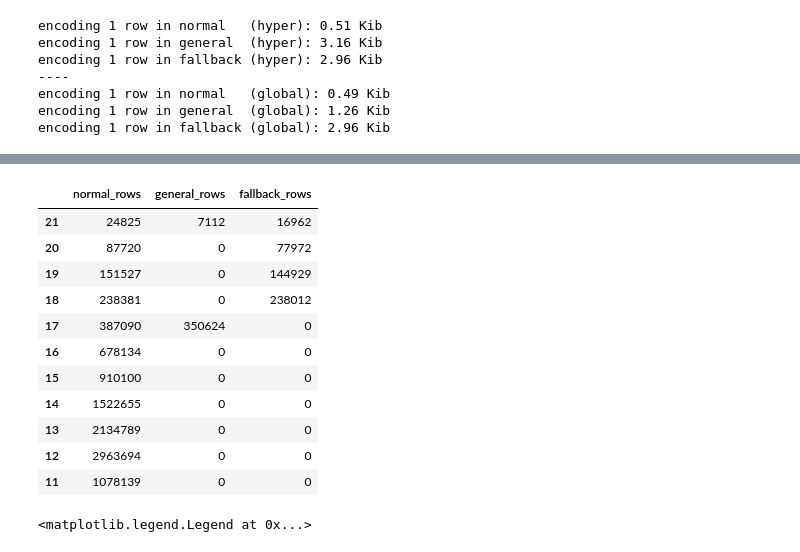
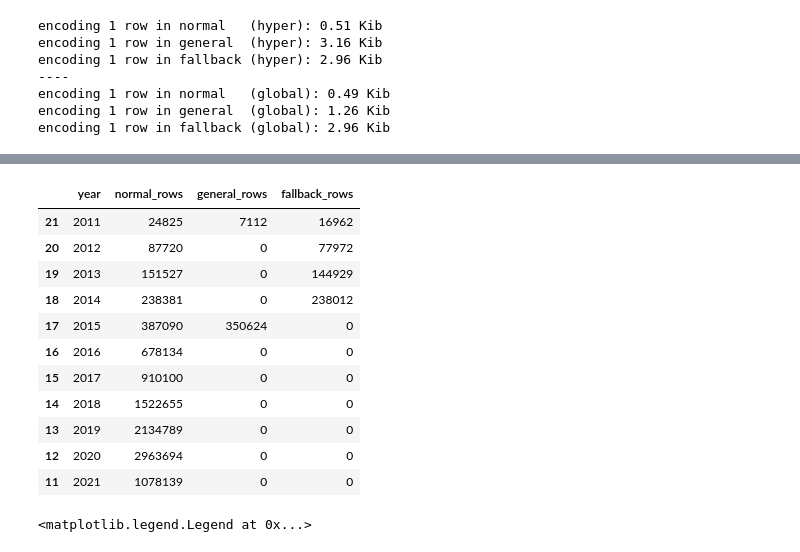
Before and after one commit to tuplex/tuplex, a Jupyter notebook: experimental/notebooks/02_paper_plot_github_sample.ipynb, the cells around one changed output, grey strips where cells are left out. Drawn from its saved outputs; the diff is of its cells as text; code cells hidden in the pictures.

```diff
--- a/experimental/notebooks/02_paper_plot_github_sample.ipynb
+++ b/experimental/notebooks/02_paper_plot_github_sample.ipynb
@@ -27,0 +6,17 @@ To: /Users/leonhards/.cache/gdown/tmp2psv1b1m/dl
+# %%
+mode = 'pushevent_filter_promo'
+# mode = 'pushevent_regular'
+
+result_path = ''
+cache_path = '.cache'
+os.makedirs(cache_path, exist_ok=True)
+if mode == 'pushevent_filter_promo':
+    result_path = os.path.join(cache_path, mode + '.json')
+    gdown.cached_download('https://drive.google.com/file/d/13sfpm8p7ITeJJX0gVxSJhrTwFt2LUh5t/view?usp=sharing',
+                         result_path, fuzzy=True)
+elif mode == 'pushevent_regular':
+    result_path = os.path.join(cache_path, mode + '.json')
+    gdown.cached_download('https://drive.google.com/file/d/1GJ7E6QGOFCL1VOHkCyOUftks9DBC-E3I/view?usp=sharing',
+                         result_path, fuzzy=True)
+else:
+    raise Exception('unknown mode ' + mode)
@@ -381,18 +378,18 @@ df_hyper[['normal_rows', 'general_rows', 'fallback_rows']]
 # %%
-df_global[['normal_rows', 'general_rows', 'fallback_rows']]
+df_global[['year', 'normal_rows', 'general_rows', 'fallback_rows']]
 # %% [output]
-|  | normal_rows | general_rows | fallback_rows |
-| 21 | 24825 | 7112 | 16962 |
-| 20 | 87720 | 0 | 77972 |
-| 19 | 151527 | 0 | 144929 |
-| 18 | 238381 | 0 | 238012 |
-| 17 | 387090 | 350624 | 0 |
-| 16 | 678134 | 0 | 0 |
-| 15 | 910100 | 0 | 0 |
-| 14 | 1522655 | 0 | 0 |
-| 13 | 2134789 | 0 | 0 |
-| 12 | 2963694 | 0 | 0 |
-| 11 | 1078139 | 0 | 0 |
+|  | year | normal_rows | general_rows | fallback_rows |
+| 21 | 2011 | 24825 | 7112 | 16962 |
+| 20 | 2012 | 87720 | 0 | 77972 |
+| 19 | 2013 | 151527 | 0 | 144929 |
+| 18 | 2014 | 238381 | 0 | 238012 |
+| 17 | 2015 | 387090 | 350624 | 0 |
+| 16 | 2016 | 678134 | 0 | 0 |
+| 15 | 2017 | 910100 | 0 | 0 |
+| 14 | 2018 | 1522655 | 0 | 0 |
+| 13 | 2019 | 2134789 | 0 | 0 |
+| 12 | 2020 | 2963694 | 0 | 0 |
+| 11 | 2021 | 1078139 | 0 | 0 |
 # %%
 plt.plot(df_hyper['buf_size_compressed'] / mem_factor, 'o', label='compressed data size')
 plt.plot(df_hyper['buf_size_uncompressed'] / mem_factor, 'o', label='compressed data size')
```
Also changed, not shown: parts of 17 cells of this notebook, 4 other files.
